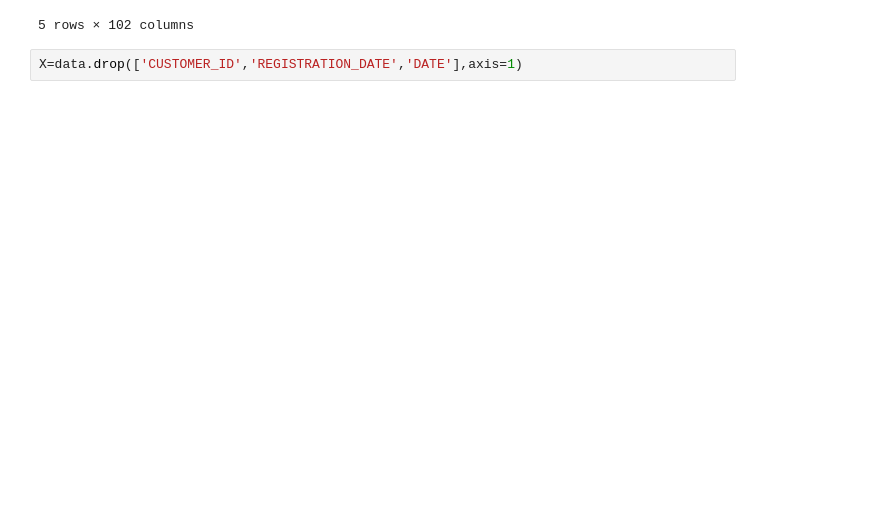
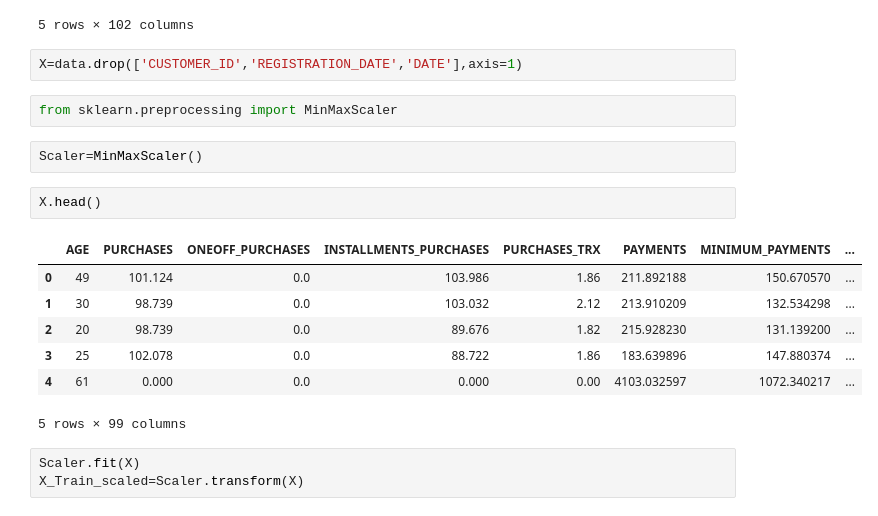
Before and after one commit to Akashdesh0801/My_repo, a Jupyter notebook: BFSI_FINAL.ipynb, the cells around one changed output. Saved outputs shown, nothing was run; the diff lists cells and outputs as text; blank space fills up the shorter version.

```diff
--- a/BFSI_FINAL.ipynb
+++ b/BFSI_FINAL.ipynb
@@ -187,3 +187,20 @@ data.head()
 5 rows × 102 columns
 # %%
 X=data.drop(['CUSTOMER_ID','REGISTRATION_DATE','DATE'],axis=1)
+# %%
+from sklearn.preprocessing import MinMaxScaler
+# %%
+Scaler=MinMaxScaler()
+# %%
+X.head()
+# %% [output]
+|  | AGE | PURCHASES | ONEOFF_PURCHASES | INSTALLMENTS_PURCHASES | PURCHASES_TRX | PAYMENTS | MINIMUM_PAYMENTS | ... |
+| 0 | 49 | 101.124 | 0.0 | 103.986 | 1.86 | 211.892188 | 150.670570 | ... |
+| 1 | 30 | 98.739 | 0.0 | 103.032 | 2.12 | 213.910209 | 132.534298 | ... |
+| 2 | 20 | 98.739 | 0.0 | 89.676 | 1.82 | 215.928230 | 131.139200 | ... |
+| 3 | 25 | 102.078 | 0.0 | 88.722 | 1.86 | 183.639896 | 147.880374 | ... |
+| 4 | 61 | 0.000 | 0.0 | 0.000 | 0.00 | 4103.032597 | 1072.340217 | ... |
+5 rows × 99 columns
+# %%
+Scaler.fit(X)
+X_Train_scaled=Scaler.transform(X)
```
